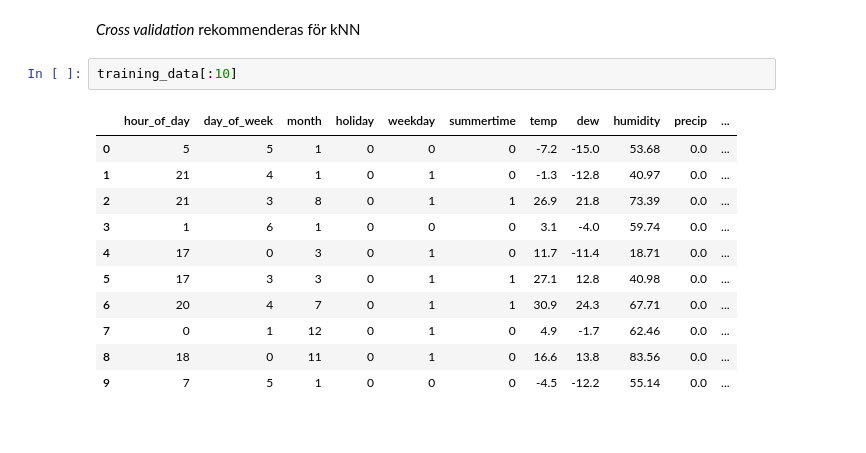
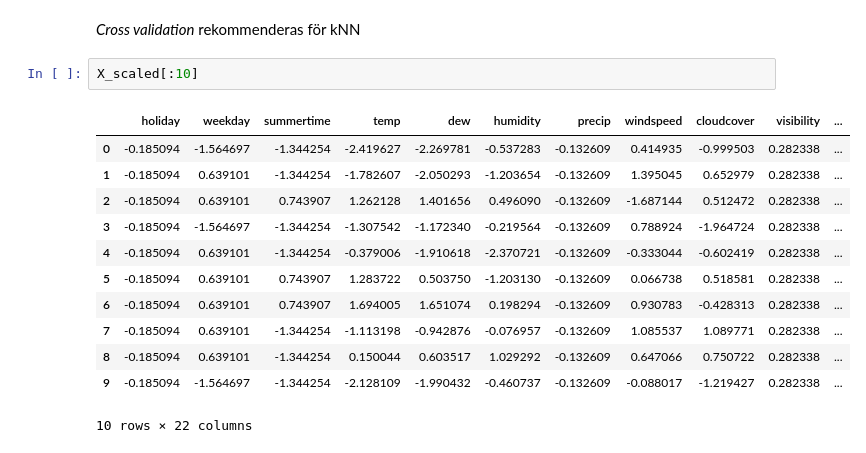
Before and after one commit to sebberendel/machine_learning_project, a Jupyter notebook: notebooks/xtremkarl.ipynb, the cells around one changed output. Cells and saved outputs as stored; diff of their text form.

```diff
--- a/notebooks/xtremkarl.ipynb
+++ b/notebooks/xtremkarl.ipynb
@@ -80,19 +83,20 @@ plt.show()
 *Cross validation*
 rekommenderas för kNN
 # %%
-training_data[:10]
+X_scaled[:10]
 # %% [output]
-|  | hour_of_day | day_of_week | month | holiday | weekday | summertime | temp | dew | humidity | precip | ... |
-| 0 | 5 | 5 | 1 | 0 | 0 | 0 | -7.2 | -15.0 | 53.68 | 0.0 | ... |
-| 1 | 21 | 4 | 1 | 0 | 1 | 0 | -1.3 | -12.8 | 40.97 | 0.0 | ... |
-| 2 | 21 | 3 | 8 | 0 | 1 | 1 | 26.9 | 21.8 | 73.39 | 0.0 | ... |
-| 3 | 1 | 6 | 1 | 0 | 0 | 0 | 3.1 | -4.0 | 59.74 | 0.0 | ... |
-| 4 | 17 | 0 | 3 | 0 | 1 | 0 | 11.7 | -11.4 | 18.71 | 0.0 | ... |
-| 5 | 17 | 3 | 3 | 0 | 1 | 1 | 27.1 | 12.8 | 40.98 | 0.0 | ... |
-| 6 | 20 | 4 | 7 | 0 | 1 | 1 | 30.9 | 24.3 | 67.71 | 0.0 | ... |
-| 7 | 0 | 1 | 12 | 0 | 1 | 0 | 4.9 | -1.7 | 62.46 | 0.0 | ... |
-| 8 | 18 | 0 | 11 | 0 | 1 | 0 | 16.6 | 13.8 | 83.56 | 0.0 | ... |
-| 9 | 7 | 5 | 1 | 0 | 0 | 0 | -4.5 | -12.2 | 55.14 | 0.0 | ... |
+|  | holiday | weekday | summertime | temp | dew | humidity | precip | windspeed | cloudcover | visibility | ... |
+| 0 | -0.185094 | -1.564697 | -1.344254 | -2.419627 | -2.269781 | -0.537283 | -0.132609 | 0.414935 | -0.999503 | 0.282338 | ... |
+| 1 | -0.185094 | 0.639101 | -1.344254 | -1.782607 | -2.050293 | -1.203654 | -0.132609 | 1.395045 | 0.652979 | 0.282338 | ... |
+| 2 | -0.185094 | 0.639101 | 0.743907 | 1.262128 | 1.401656 | 0.496090 | -0.132609 | -1.687144 | 0.512472 | 0.282338 | ... |
+| 3 | -0.185094 | -1.564697 | -1.344254 | -1.307542 | -1.172340 | -0.219564 | -0.132609 | 0.788924 | -1.964724 | 0.282338 | ... |
+| 4 | -0.185094 | 0.639101 | -1.344254 | -0.379006 | -1.910618 | -2.370721 | -0.132609 | -0.333044 | -0.602419 | 0.282338 | ... |
+| 5 | -0.185094 | 0.639101 | 0.743907 | 1.283722 | 0.503750 | -1.203130 | -0.132609 | 0.066738 | 0.518581 | 0.282338 | ... |
+| 6 | -0.185094 | 0.639101 | 0.743907 | 1.694005 | 1.651074 | 0.198294 | -0.132609 | 0.930783 | -0.428313 | 0.282338 | ... |
+| 7 | -0.185094 | 0.639101 | -1.344254 | -1.113198 | -0.942876 | -0.076957 | -0.132609 | 1.085537 | 1.089771 | 0.282338 | ... |
+| 8 | -0.185094 | 0.639101 | -1.344254 | 0.150044 | 0.603517 | 1.029292 | -0.132609 | 0.647066 | 0.750722 | 0.282338 | ... |
+| 9 | -0.185094 | -1.564697 | -1.344254 | -2.128109 | -1.990432 | -0.460737 | -0.132609 | -0.088017 | -1.219427 | 0.282338 | ... |
+10 rows × 22 columns
 # %%
 #from excercise 6.1 a)
 np.random.seed(1)
```
Also changed, not shown: parts of 12 cells of this notebook.
